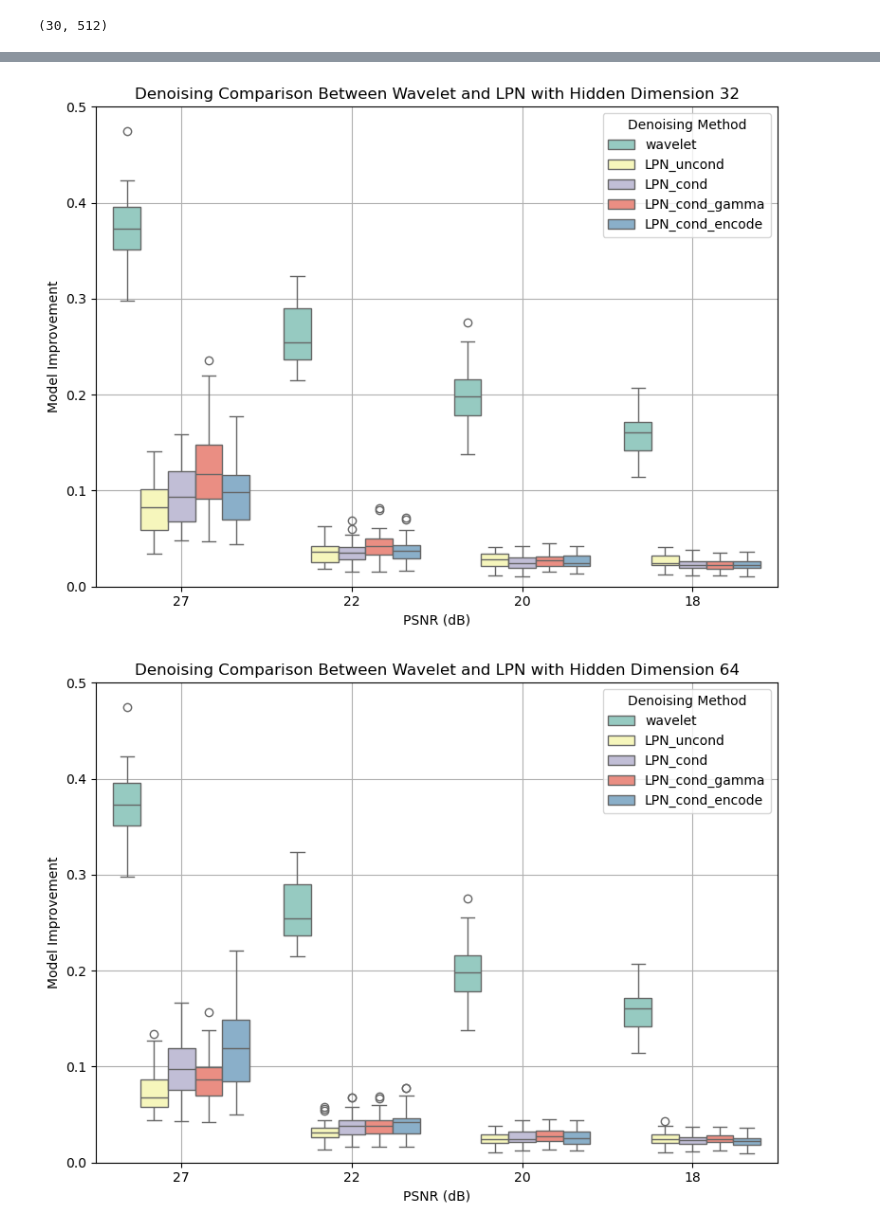
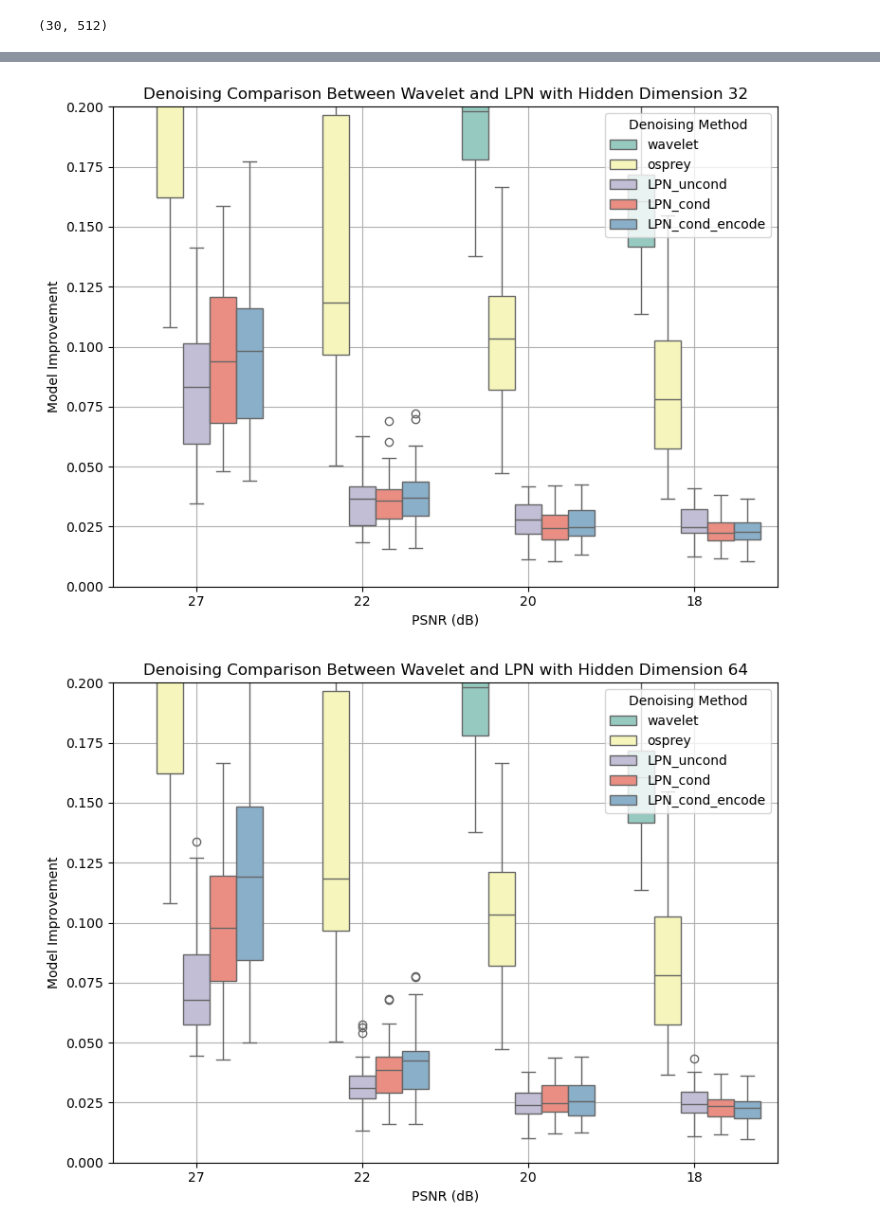
Before and after one commit to break-the-wa11/lpn_mrs, a Jupyter notebook: temp_code/test_denoise.ipynb, the cells around one changed output, grey strips where cells are left out. Cells and saved outputs as stored; diff of their text form; code cells hidden in the pictures.

Commit message:
Update code to compare with osprey, sample and compute prior

```diff
--- a/temp_code/test_denoise.ipynb
+++ b/temp_code/test_denoise.ipynb
@@ -90,40 +107,40 @@ sigma_to_psnr = {
     '0.2':18
 }
 # %%
-for hidden in [32, 64]:
+for hidden in [32, 64, 128]:
     lpn_uncond = pd.read_csv(f'../savings/lpn_mrs_h_{hidden}_k_3_n_0.1/denoise/LPN_denoise.csv')
     lpn_cond = pd.read_csv(f'../savings/lpn_cond_mrs_h_{hidden}_k_3_n_(0.05_0.2)/denoise/LPN_cond_denoise.csv')
-    lpn_cond_gamma = pd.read_csv(f'../savings/lpn_cond_mrs_h_{hidden}_k_3_n_(0.05_0.2)_gamma/denoise/LPN_cond_denoise.csv')
     lpn_cond_encode = pd.read_csv(f'../savings/lpn_cond_encode_nn_mrs_h_{hidden}_k_3_n_(0.05_0.2)/denoise/LPN_cond_encode_nn_denoise.csv')
-    wv = pd.read_csv(f'../savings/lpn_mrs_h_{hidden}_k_3_n_0.1/denoise/wv_denoise.csv')
+    wv = pd.read_csv(f'../savings/wv/denoise/wv_denoise.csv')
+    osprey = pd.read_csv(f'../savings/osprey/denoise/osprey_denoise.csv')
 
     lpn_uncond['method'] = 'LPN_uncond'
     lpn_cond['method'] = 'LPN_cond'
-    lpn_cond_gamma['method'] = 'LPN_cond_gamma'
     lpn_cond_encode['method'] = 'LPN_cond_encode'
     wv['method'] = 'wavelet'
+    osprey['method'] = 'osprey'
 
     # Combine DataFrames
-    combined_df = pd.concat([wv, lpn_uncond, lpn_cond, lpn_cond_gamma, lpn_cond_encode], ignore_index=True)
+    combined_df = pd.concat([wv, osprey, lpn_uncond, lpn_cond, lpn_cond_encode], ignore_index=True)
     melted_df = combined_df.melt(id_vars='method', var_name='perturbation', value_name='Improvement')
 
     # Map sigma values to PSNR values
     melted_df['psnr'] = melted_df['perturbation'].map(sigma_to_psnr)
     psnr_order = sorted(melted_df['psnr'].dropna().unique(), reverse=True)
 
     # Plotting
     plt.figure(figsize=(8, 6))
     sns.boxplot(x='psnr', y='Improvement', hue='method', data=melted_df, palette='Set3', order=psnr_order)
 
     plt.title(f'Denoising Comparison Between Wavelet and LPN with Hidden Dimension {hidden}')
     plt.xlabel('PSNR (dB)')
     plt.ylabel('Model Improvement')
-    plt.ylim((0, 0.5))
-    plt.legend(title='Denoising Method')
+    plt.ylim((0, 0.2))
+    plt.legend(title='Denoising Method', loc='upper right')
     plt.grid(True)
     # plt.xticks(rotation=45)
     plt.tight_layout()
     plt.show()
 # %% [output]
-[figure, old version]
+[figure, new version]
-[figure, old version]
+[figure, new version]
```
Also changed, not shown: parts of 6 cells of this notebook, 15 other files.
